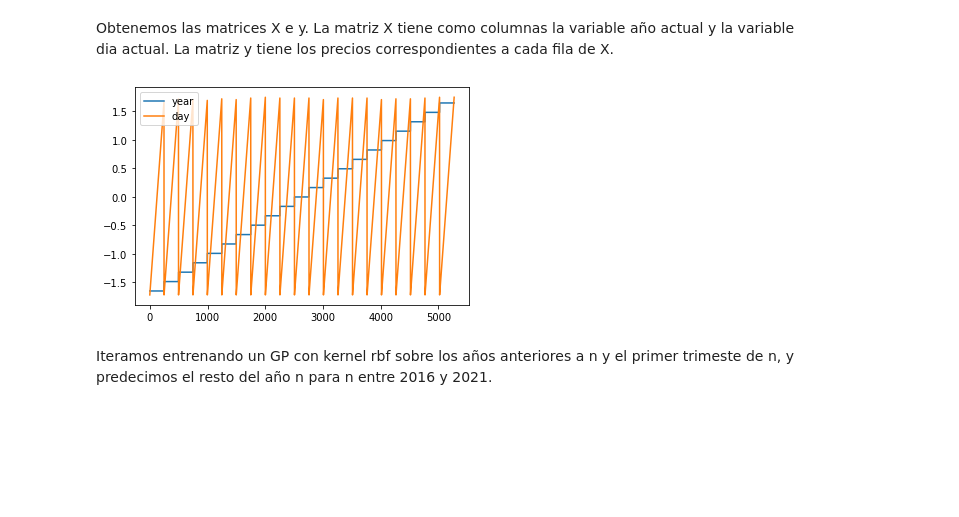
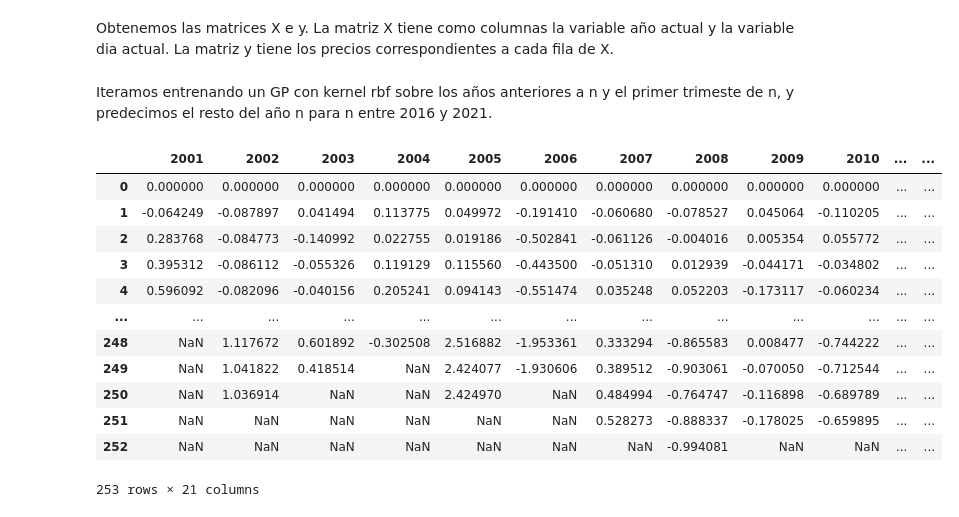
Before and after one commit to marcoscobo/GaussianProcesses, a Jupyter notebook: TFM_03.ipynb, the cells around one changed output. Drawn from its saved outputs; the diff is of its cells as text; code cells hidden in the pictures; blank space fills up the shorter version.

```diff
--- a/TFM_03.ipynb
+++ b/TFM_03.ipynb
@@ -77,12 +77,24 @@ for year in years:
 
 X = X.loc[~np.isnan(list(y)),:].reset_index(drop=True)
 y = y[~np.isnan(list(y))]
-# %%
-x_plot = pd.DataFrame(StandardScaler().fit_transform(X), columns=['year', 'day']).plot()
-# %% [output]
-[figure, removed]
 # %% [markdown]
 Iteramos entrenando un GP con kernel rbf sobre los años anteriores a n y el primer trimeste de n, y predecimos el resto del año n para n entre 2016 y 2021.
+# %%
+natural_gas_years
+# %% [output]
+|  | 2001 | 2002 | 2003 | 2004 | 2005 | 2006 | 2007 | 2008 | 2009 | 2010 | ... | ... |
+| 0 | 0.000000 | 0.000000 | 0.000000 | 0.000000 | 0.000000 | 0.000000 | 0.000000 | 0.000000 | 0.000000 | 0.000000 | ... | ... |
+| 1 | -0.064249 | -0.087897 | 0.041494 | 0.113775 | 0.049972 | -0.191410 | -0.060680 | -0.078527 | 0.045064 | -0.110205 | ... | ... |
+| 2 | 0.283768 | -0.084773 | -0.140992 | 0.022755 | 0.019186 | -0.502841 | -0.061126 | -0.004016 | 0.005354 | 0.055772 | ... | ... |
+| 3 | 0.395312 | -0.086112 | -0.055326 | 0.119129 | 0.115560 | -0.443500 | -0.051310 | 0.012939 | -0.044171 | -0.034802 | ... | ... |
+| 4 | 0.596092 | -0.082096 | -0.040156 | 0.205241 | 0.094143 | -0.551474 | 0.035248 | 0.052203 | -0.173117 | -0.060234 | ... | ... |
+| ... | ... | ... | ... | ... | ... | ... | ... | ... | ... | ... | ... | ... |
+| 248 | NaN | 1.117672 | 0.601892 | -0.302508 | 2.516882 | -1.953361 | 0.333294 | -0.865583 | 0.008477 | -0.744222 | ... | ... |
+| 249 | NaN | 1.041822 | 0.418514 | NaN | 2.424077 | -1.930606 | 0.389512 | -0.903061 | -0.070050 | -0.712544 | ... | ... |
+| 250 | NaN | 1.036914 | NaN | NaN | 2.424970 | NaN | 0.484994 | -0.764747 | -0.116898 | -0.689789 | ... | ... |
+| 251 | NaN | NaN | NaN | NaN | NaN | NaN | 0.528273 | -0.888337 | -0.178025 | -0.659895 | ... | ... |
+| 252 | NaN | NaN | NaN | NaN | NaN | NaN | NaN | -0.994081 | NaN | NaN | ... | ... |
+253 rows × 21 columns
 # %%
 years_pred, days_pred, n_years = range(2011, 2022), 60, 6
 
```
Also changed, not shown: parts of 2 cells of this notebook, 23 other files.
